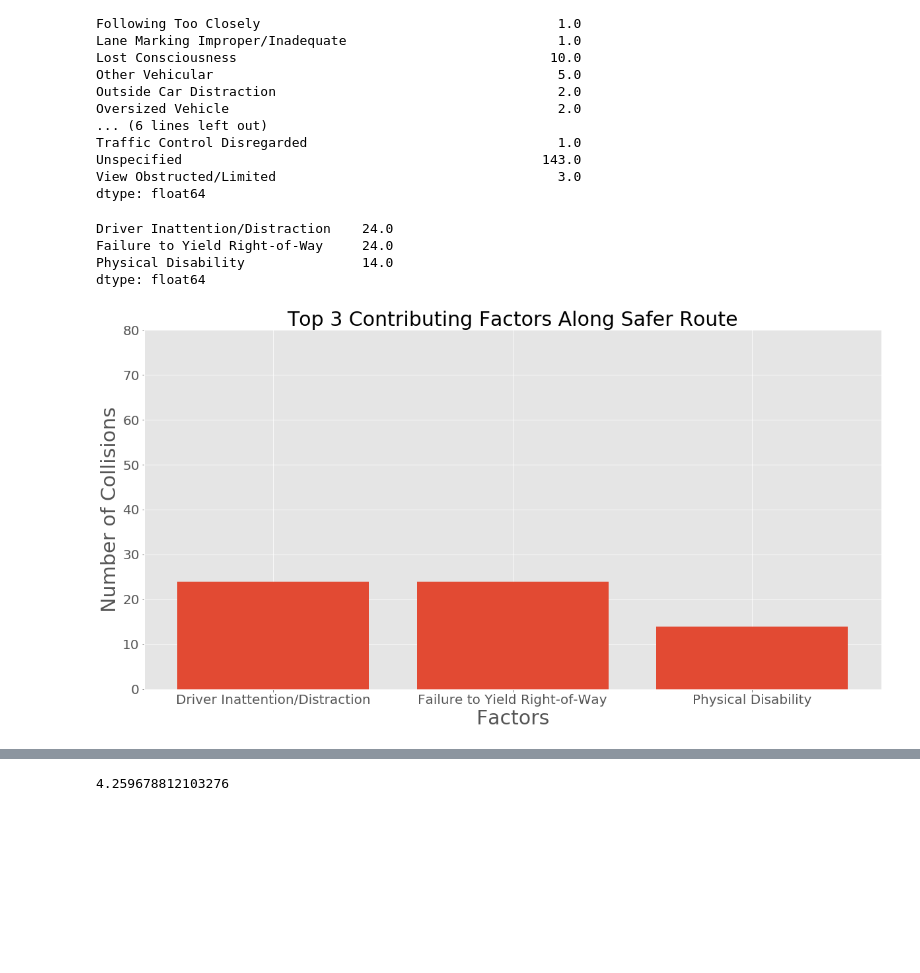
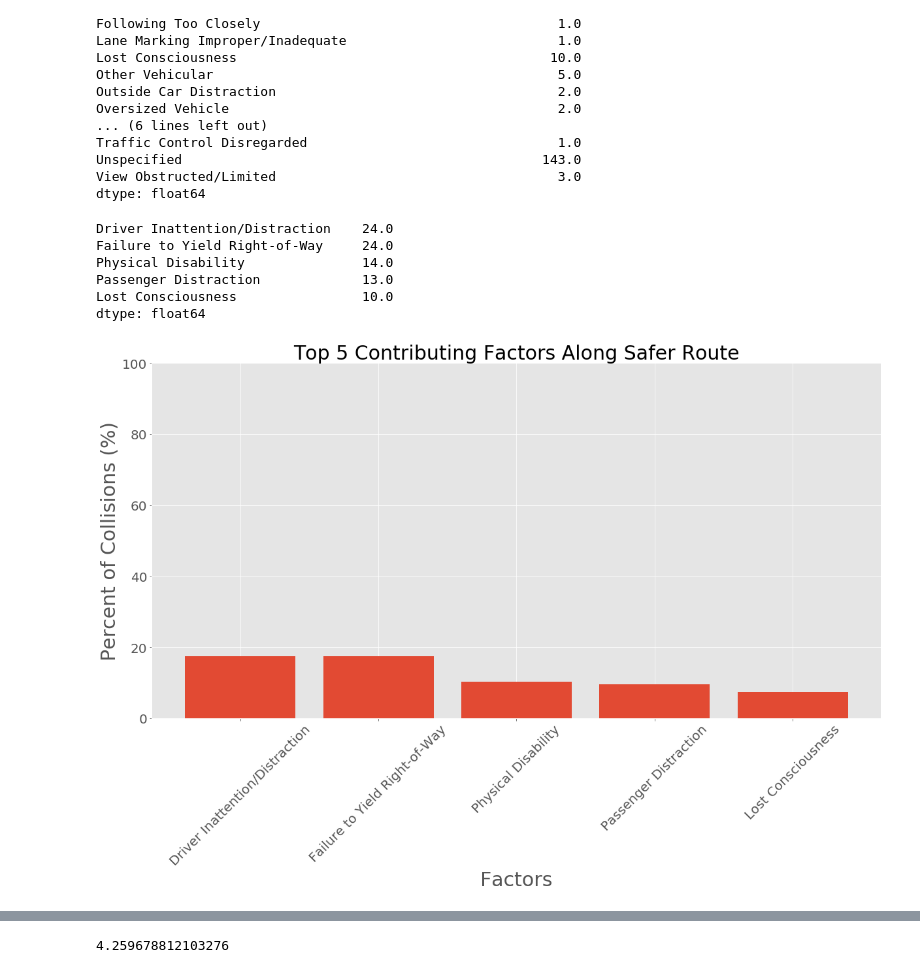
Before and after one commit to nealrea/collisionViz, a Jupyter notebook: data_exploration/route_stats.ipynb, the cells around one changed output, grey strips where cells are left out. Drawn from its saved outputs; the diff is of its cells as text; code cells hidden in the pictures; blank space fills up the shorter version.

```diff
--- a/data_exploration/route_stats.ipynb
+++ b/data_exploration/route_stats.ipynb
@@ -163,25 +167,29 @@ dtype: float64
 # %%
 safer_causes = safer_causes.drop(safer_causes.index[19])
 # %%
-safer_causes = safer_causes.nlargest(3)
+safer_causes = safer_causes.nlargest(5)
 # %%
 safer_causes
 # %% [output]
 Driver Inattention/Distraction    24.0
 Failure to Yield Right-of-Way     24.0
 Physical Disability               14.0
+Passenger Distraction             13.0
+Lost Consciousness                10.0
 dtype: float64
+# %%
+top5_safer = (safer_causes/len(safer_route))*100
 # %%
-plt.bar(range(len(safer_causes)), safer_causes.values, align='center')
+plt.bar(range(len(top5_safer)), top5_safer.values, align='center')
 plt.tick_params(axis='y', labelsize=20)
-plt.ylim([0,80])
-plt.xticks(range(len(safer_causes)), safer_causes.index.values, fontsize=20 , rotation=0)
-plt.title('Top 3 Contributing Factors Along Safer Route', size=30)
+plt.ylim([0,100])
+plt.xticks(range(len(top5_safer)), top5_safer.index.values, fontsize=20 , rotation=45)
+plt.title('Top 5 Contributing Factors Along Safer Route', size=30)
 plt.xlabel('Factors', size=30)
-plt.ylabel('Number of Collisions', size=30)
+plt.ylabel('Percent of Collisions (%)', size=30)
 plt.show()
 # %% [output]
-[figure, old version]
+[figure, new version]
 # %%
 danger_route.head()
 # %% [output]
```
Also changed, not shown: parts of 4 cells of this notebook.
